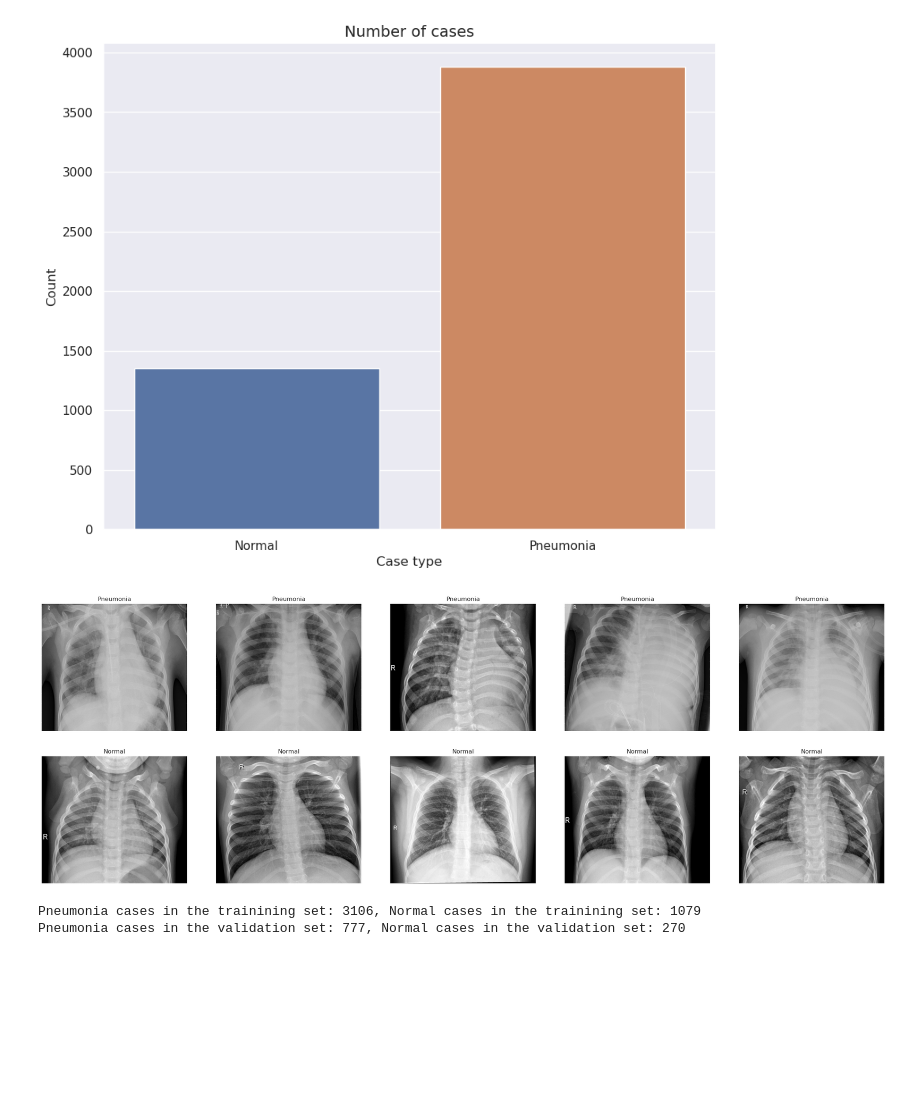
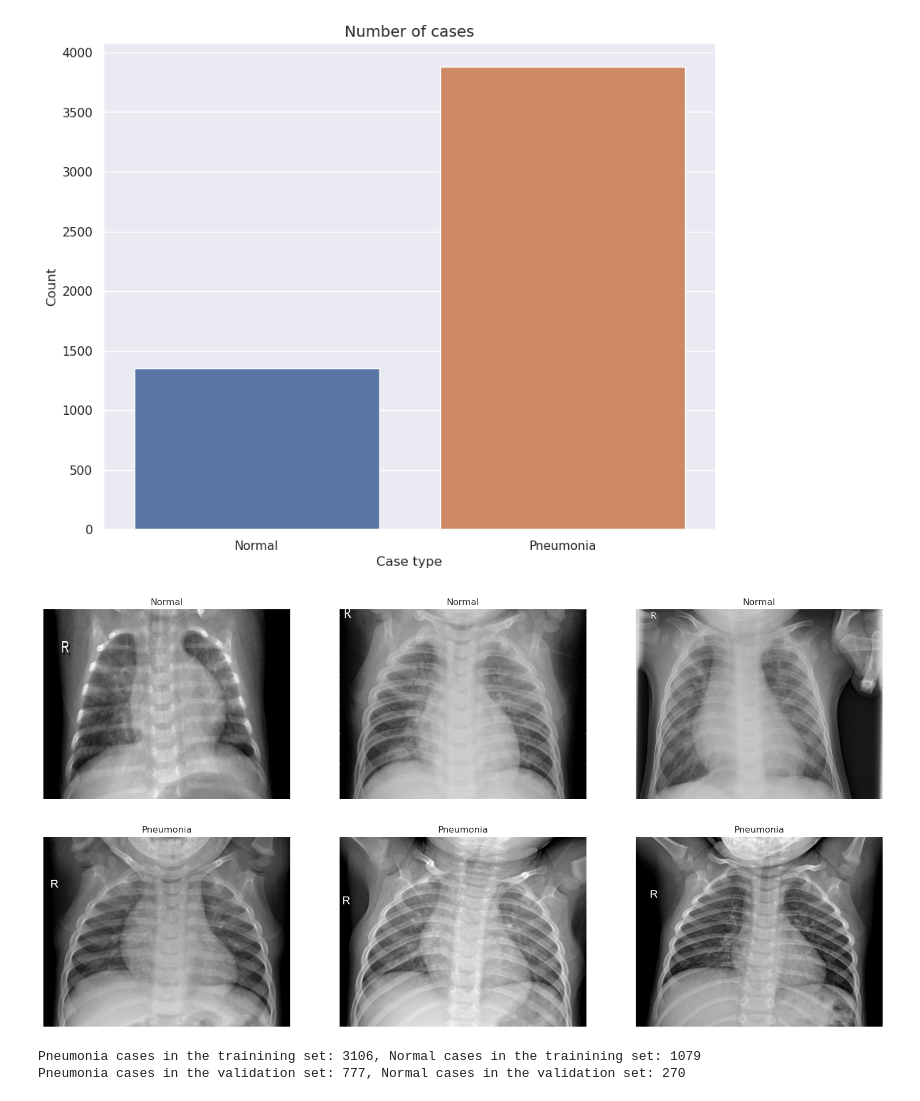
Before and after one commit to mrcljns/Identifying_Pneumonia_Project, a Jupyter notebook: identifying_pnuemonia_notebook.ipynb, the cells around one changed output. Saved outputs shown, nothing was run; the diff lists cells and outputs as text; code cells hidden in the pictures; blank space fills up the shorter version.

```diff
--- a/identifying_pnuemonia_notebook.ipynb
+++ b/identifying_pnuemonia_notebook.ipynb
@@ -92,27 +93,26 @@ plt.show()
 [figure]
 # %%
 # Get few samples for both the classes
-pneumonia_samples = (train_data[train_data['Label']==1]['Image_dir'].iloc[:5]).tolist()
-normal_samples = (train_data[train_data['Label']==0]['Image_dir'].iloc[:5]).tolist()
+pneumonia_samples = (train_data[train_data['Label']==1]['Image_dir'].iloc[:3]).tolist()
+normal_samples = (train_data[train_data['Label']==0]['Image_dir'].iloc[:3]).tolist()
 
-# Concat the data in a single list and del the above two list
+# Concat the data in a single list
 samples = pneumonia_samples + normal_samples
-del pneumonia_samples, normal_samples
 
 # Plot the data
-f, ax = plt.subplots(2,5, figsize=(30,10))
-for i in range(10):
+f, ax = plt.subplots(2, 3, figsize=(20, 10))
+for i in range(6):
     img = imread(samples[i])
-    ax[i//5, i%5].imshow(img, cmap='gray')
-    if i<5:
-        ax[i//5, i%5].set_title("Pneumonia")
+    ax[i//3, i%3].imshow(img, cmap='gray')
+    if i<3:
+        ax[i//3, i%3].set_title("Normal")
     else:
-        ax[i//5, i%5].set_title("Normal")
-    ax[i//5, i%5].axis('off')
-    ax[i//5, i%5].set_aspect('auto')
+        ax[i//3, i%3].set_title("Pneumonia")
+    ax[i//3, i%3].axis('off')
+    ax[i//3, i%3].set_aspect('auto')
 plt.show()
 # %% [output]
-[figure, old version]
+[figure, new version]
 # %%
 # Splitting train data into train and validation set
 train_data, val_data = train_test_split(train_data, test_size=0.2, shuffle=True, stratify=train_data["Label"])
```
Also changed, not shown: parts of 10 cells of this notebook, 1 other file.
